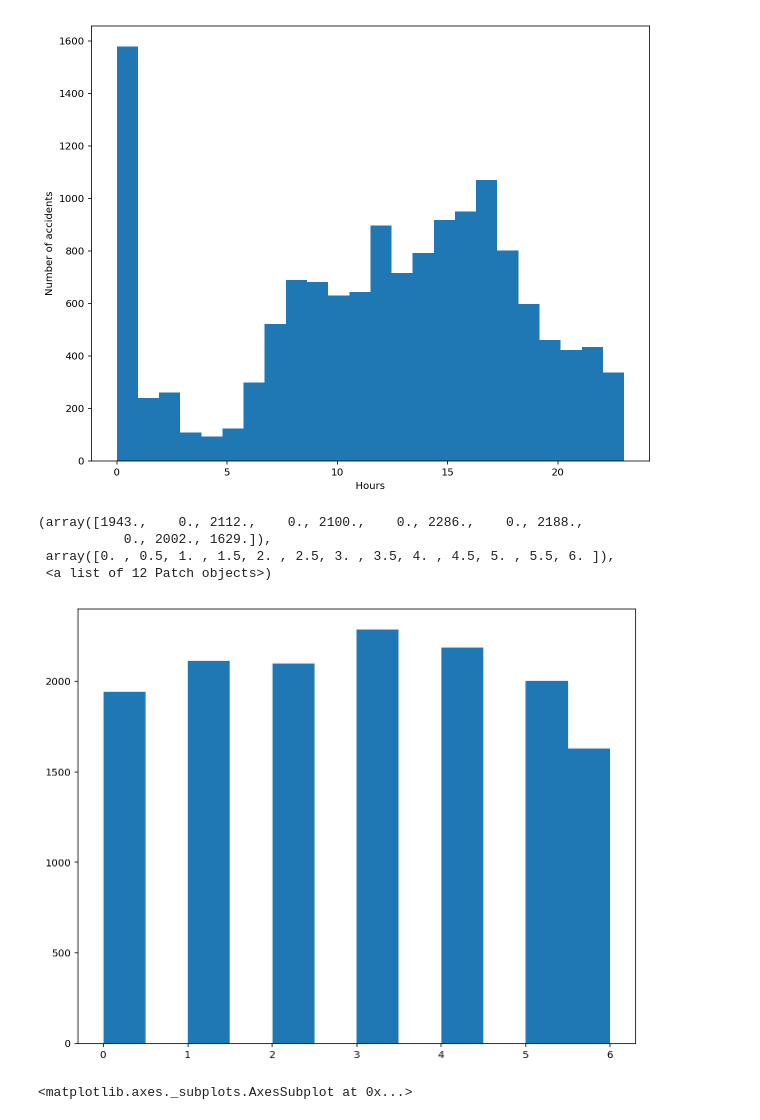
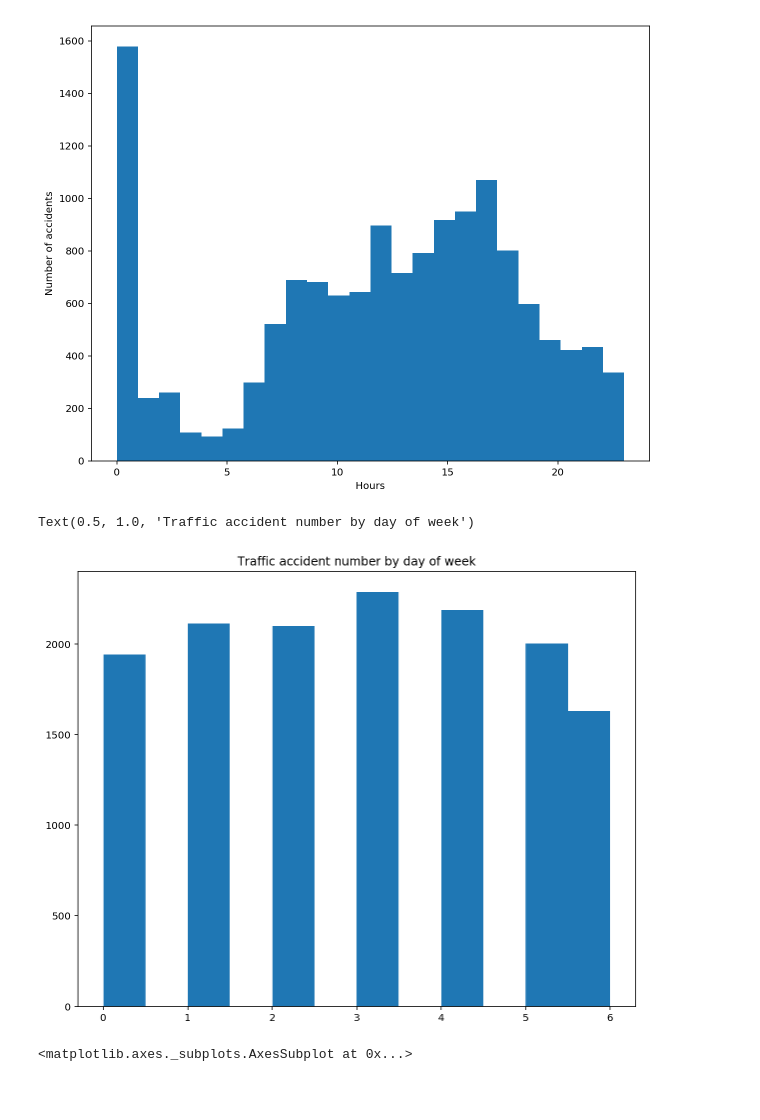
Before and after one commit to gsaidov/capstone, a Jupyter notebook: cleaning.ipynb, the cells around one changed output. Saved outputs shown, nothing was run; the diff lists cells and outputs as text; code cells hidden in the pictures; blank space fills up the shorter version.

```diff
--- a/cleaning.ipynb
+++ b/cleaning.ipynb
@@ -194,13 +194,11 @@ Text(0, 0.5, 'Number of accidents')
 # %%
 # histogram example of weekly number of accidents in 2015
 plt.figure(figsize=(10, 8))
 plt.hist(new_df[new_df['year'] == 2015]['dayofweek'], bins = 12)
+plt.title('Traffic accident number by day of week')
 # %% [output]
-(array([1943.,    0., 2112.,    0., 2100.,    0., 2286.,    0., 2188.,
-           0., 2002., 1629.]),
- array([0. , 0.5, 1. , 1.5, 2. , 2.5, 3. , 3.5, 4. , 4.5, 5. , 5.5, 6. ]),
- <a list of 12 Patch objects>)
+Text(0.5, 1.0, 'Traffic accident number by day of week')
-[figure, old version]
+[figure, new version]
 # %%
 # Some bar plots
 
```
Also changed, not shown: parts of 3 cells of this notebook.
